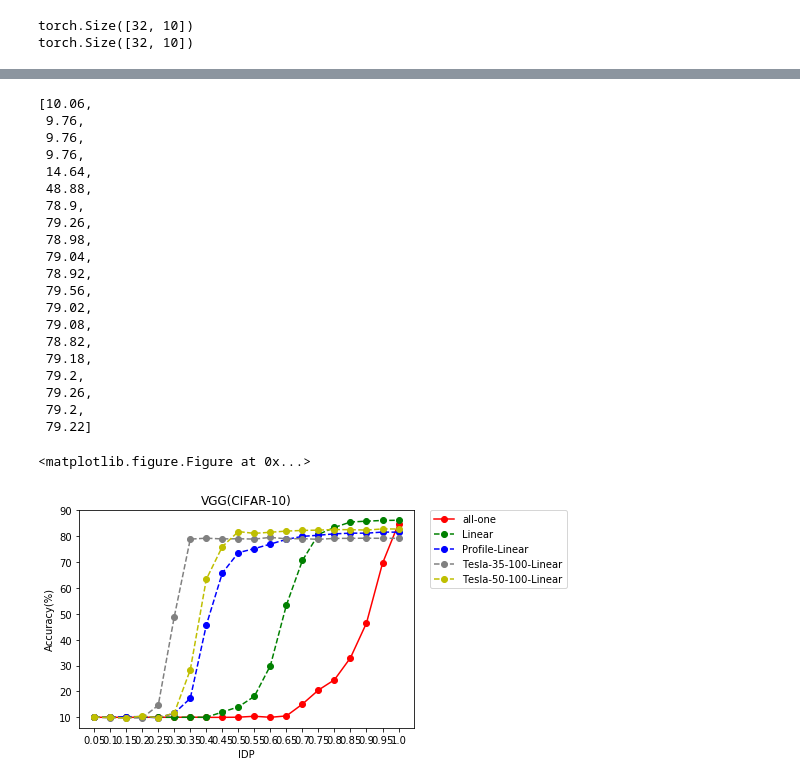
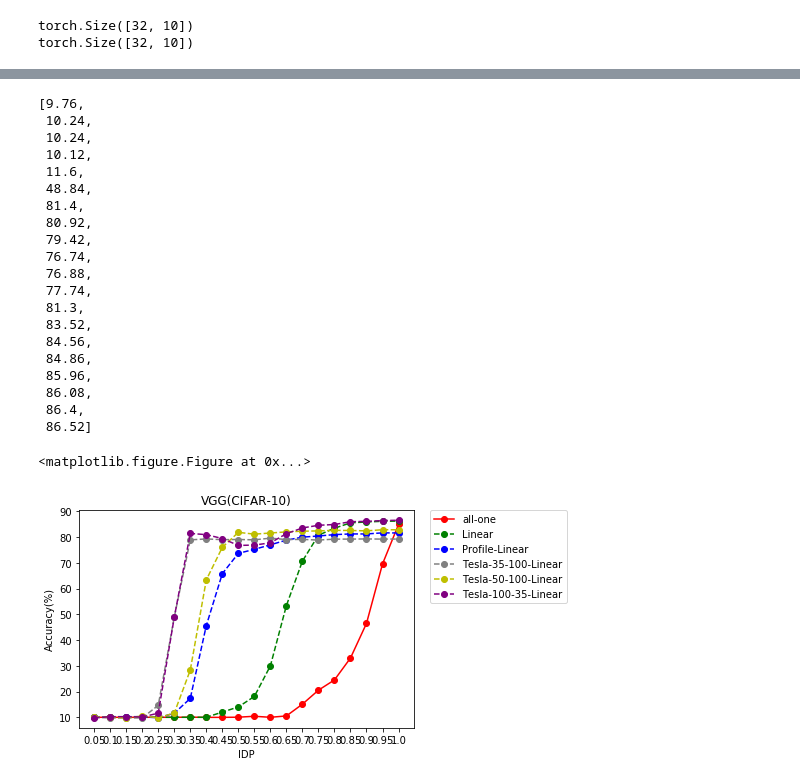
Before and after one commit to tainanboy/Channel-Prioritized-CNN, a Jupyter notebook: tesla_linear_IDP.ipynb, the cells around one changed output, grey strips where cells are left out. Saved outputs shown, nothing was run; the diff lists cells and outputs as text; code cells hidden in the pictures.

Commit message:
100-35 tesla

```diff
--- a/tesla_linear_IDP.ipynb
+++ b/tesla_linear_IDP.ipynb
@@ -479,7 +479,7 @@ idp_scale = list(map(lambda x: x/20,range(1,21)))
 print(idp_scale)
 for i in idp_scale:
     net_inference = tesla_coef_idp_VGG_branch(idp_layers, idp1=1, idp2=i).type(dtype)
-    net_inference.load_state_dict(torch.load('saved_models/35_100_tesla_branch_linear_idp_model.pkl'))
+    net_inference.load_state_dict(torch.load('saved_models/100_35_tesla_branch_linear_idp_model.pkl'))
     a = test_acccuracy(testloader, net_inference.eval())
     idp_acc_history.append(a)
 # %% [output]
@@ -503,26 +503,47 @@ Accuracy of the network on the 10000 test images: 79 %
 # %%
 idp_acc_history
 # %% [output]
-[10.06,
- 9.76,
- 9.76,
- 9.76,
- 14.64,
- 48.88,
- 78.9,
- 79.26,
- 78.98,
- 79.04,
- 78.92,
- 79.56,
- 79.02,
- 79.08,
- 78.82,
- 79.18,
- 79.2,
- 79.26,
- 79.2,
- 79.22]
+[9.76,
+ 10.24,
+ 10.24,
+ 10.12,
+ 11.6,
+ 48.84,
+ 81.4,
+ 80.92,
+ 79.42,
+ 76.74,
+ 76.88,
+ 77.74,
+ 81.3,
+ 83.52,
+ 84.56,
+ 84.86,
+ 85.96,
+ 86.08,
+ 86.4,
+ 86.52]
+# %%
+tesla_35_100 = [10.06,
+ 9.76,
+ 9.76,
+ 9.76,
+ 14.64,
+ 48.88,
+ 78.9,
+ 79.26,
+ 78.98,
+ 79.04,
+ 78.92,
+ 79.56,
+ 79.02,
+ 79.08,
+ 78.82,
+ 79.18,
+ 79.2,
+ 79.26,
+ 79.2,
+ 79.22]
 # %%
 tesla_50_100 = [10.06,
  10.06,
@@ -608,7 +629,7 @@ linear_history = [10.0,
  86.11,
  86.2]
 # %%
-def plot_idp_accuracy(accuracy1=None, accuracy2=None, accuracy3=None, accuracy4=None, accuracy5 = None):
+def plot_idp_accuracy(accuracy1=None, accuracy2=None, accuracy3=None, accuracy4=None, accuracy5=None, accuracy6=None):
     plt.clf()
     fig4 = plt.figure()
     ax1 = fig4.add_subplot(111)
@@ -624,6 +645,8 @@ def plot_idp_accuracy(accuracy1=None, accuracy2=None, accuracy3=None, accuracy4=
         ax1.plot(idp_scale_i, accuracy4, marker='o', linestyle='--', color='gray', label="Tesla-35-100-Linear")
     if accuracy5:
         ax1.plot(idp_scale_i, accuracy5, marker='o', linestyle='--', color='y', label="Tesla-50-100-Linear")
+    if accuracy6:
+        ax1.plot(idp_scale_i, accuracy6, marker='o', linestyle='--', color='purple', label="Tesla-100-35-Linear")
     plt.xticks(idp_scale_i, idp_scale)
     plt.xlabel("IDP")
     plt.ylabel("Accuracy(%)")
@@ -631,7 +654,7 @@ def plot_idp_accuracy(accuracy1=None, accuracy2=None, accuracy3=None, accuracy4=
     plt.title("VGG(CIFAR-10)")
     plt.savefig('results_graphs/tesla_branch_linear_idp_accuracy.png')
 # %%
-plot_idp_accuracy(all_one_acc_history,linear_history, profile,idp_acc_history, tesla_50_100)
+plot_idp_accuracy(all_one_acc_history,linear_history, profile, tesla_35_100, tesla_50_100, idp_acc_history)
 # %% [output]
 <matplotlib.figure.Figure at 0x...>
-[figure, old version]
+[figure, new version]
```
Also changed, not shown: parts of 8 cells of this notebook, 3 other files.
